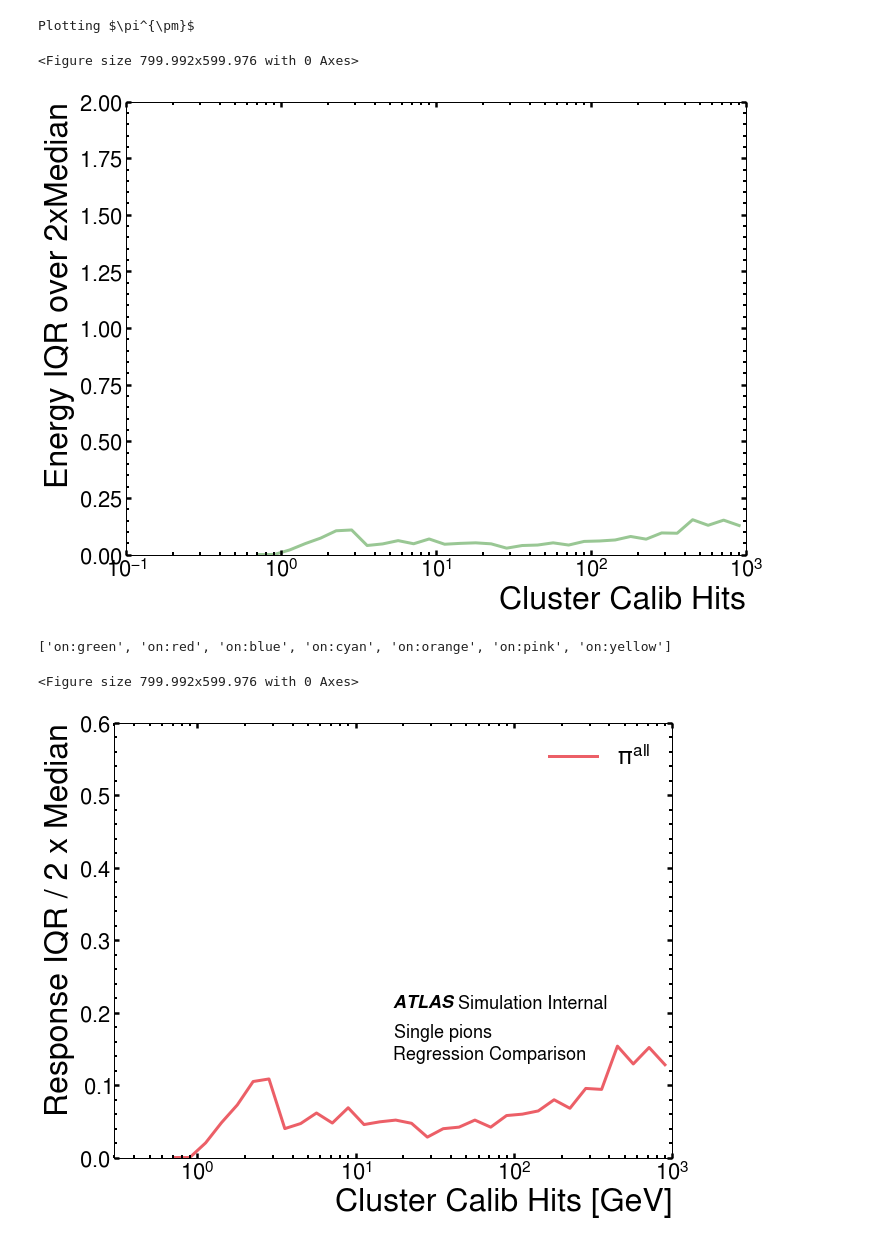
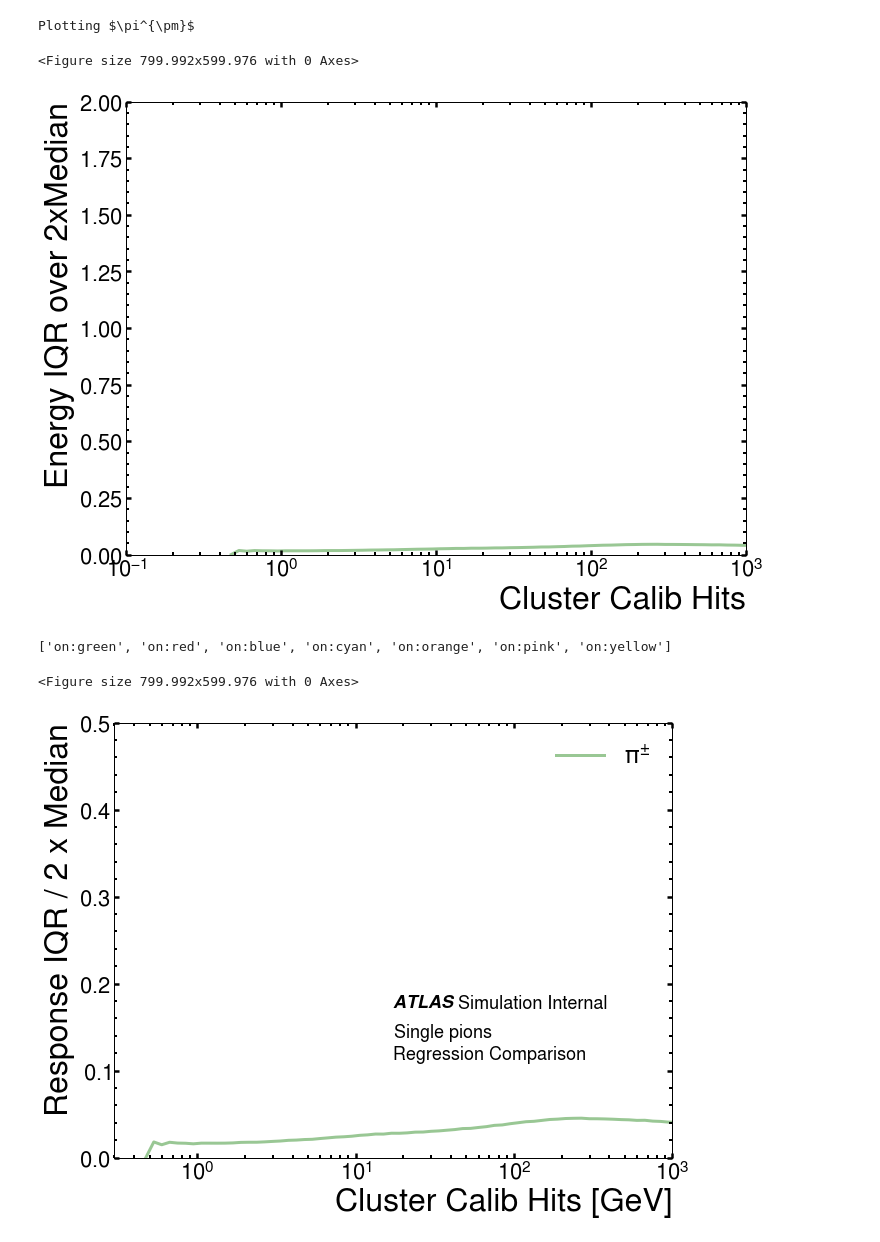
Before and after one commit to atlas-calo-ml/gn4pions_eastbay, a Jupyter notebook: analysis_track_regression_noCell.ipynb, the cells around one changed output. Saved outputs shown, nothing was run; the diff lists cells and outputs as text; code cells hidden in the pictures.

```diff
--- a/analysis_track_regression_noCell.ipynb
+++ b/analysis_track_regression_noCell.ipynb
@@ -29,7 +30,7 @@ ampl.set_color_cycle('Oceanic',10)
 # plt.style.use('paper')
 # %%
 # data_dir = '../results/Block_20210831_1455_simult_optimized/'
-data_dir = 'results/onetrack_multicluster/Block_large_20220512_1928_track_regress_noCell_deepset/'
+data_dir = 'results/onetrack_multicluster/Block_20220602_2236_trackMultiCalo_regress/'
 # data_dir = '../results/Block_20210831_1459_simult_concatClass_optimized/'
 # data_dir = '../results/Nearest_20211019_0757_nearest_weightedRegress_optimized/'
 # %%
@@ -239,19 +242,19 @@ np.savez(data_dir+'/iqr.npz', response_median=iqr, xcenter=xcenter)
 # %% [output]
 Plotting $\pi^{\pm}$
 <Figure size 799.992x599.976 with 0 Axes>
-[figure, old version]
+[figure, new version]
 # %%
 pu.lineOverlay(xcenter=xcenter, lines = iqr,  # [iqrOverMedpi0, iqrOverMedpiplus, iqrOverMedpiminus],
-                labels = [r'$\pi^{all}$', r'$\pi^{0}$', r'$\pi^{\pm}$'],
+                labels = [r'$\pi^{\pm}$'], #  r'$\pi^{0}$', r'$\pi^{\pm}$'],
                 xlabel = 'Cluster Calib Hits [GeV]', ylabel = 'Response IQR / 2 x Median',
                 figfile = '', # 'iqr_gnBlock.png',
-                y_max = .6, x_min = .3,
+                y_max = .5, x_min = .3,
                 linestyles = ['solid', 'solid', 'solid'],  # , 'dashed',],
                 atlas_x = 0.5, atlas_y = 0.375, simulation = True,
                 textlist = [{'x': 0.5, 'y': 0.275, 'text': 'Single $pions$'},
                             {'x': 0.5, 'y': 0.225,  'text': 'Regression Comparison'}])
 # %% [output]
 ['on:green', 'on:red', 'on:blue', 'on:cyan', 'on:orange', 'on:pink', 'on:yellow']
 <Figure size 799.992x599.976 with 0 Axes>
-[figure, old version]
+[figure, new version]
 # %%
```
Also changed, not shown: parts of 15 cells of this notebook, 28 other files.
